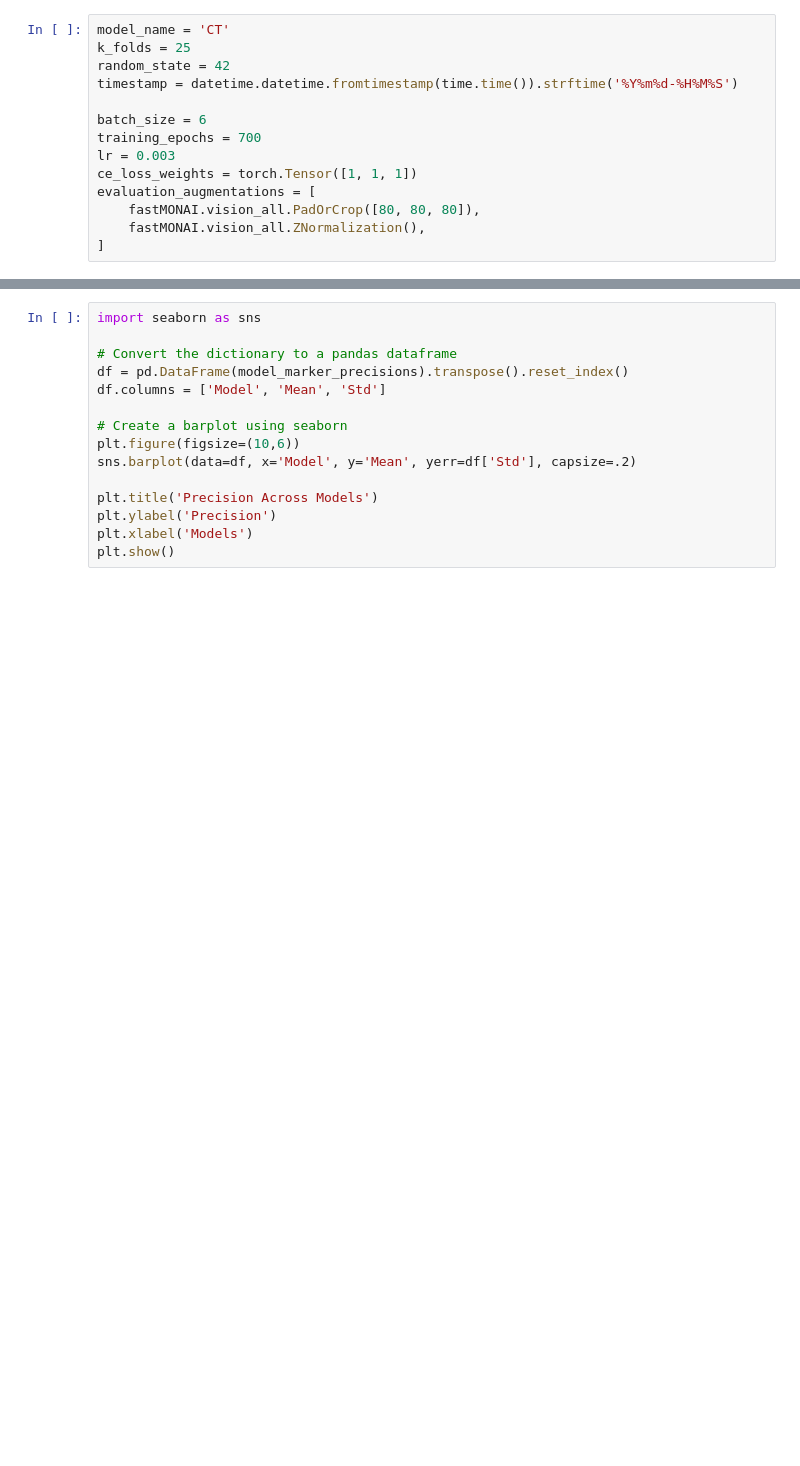
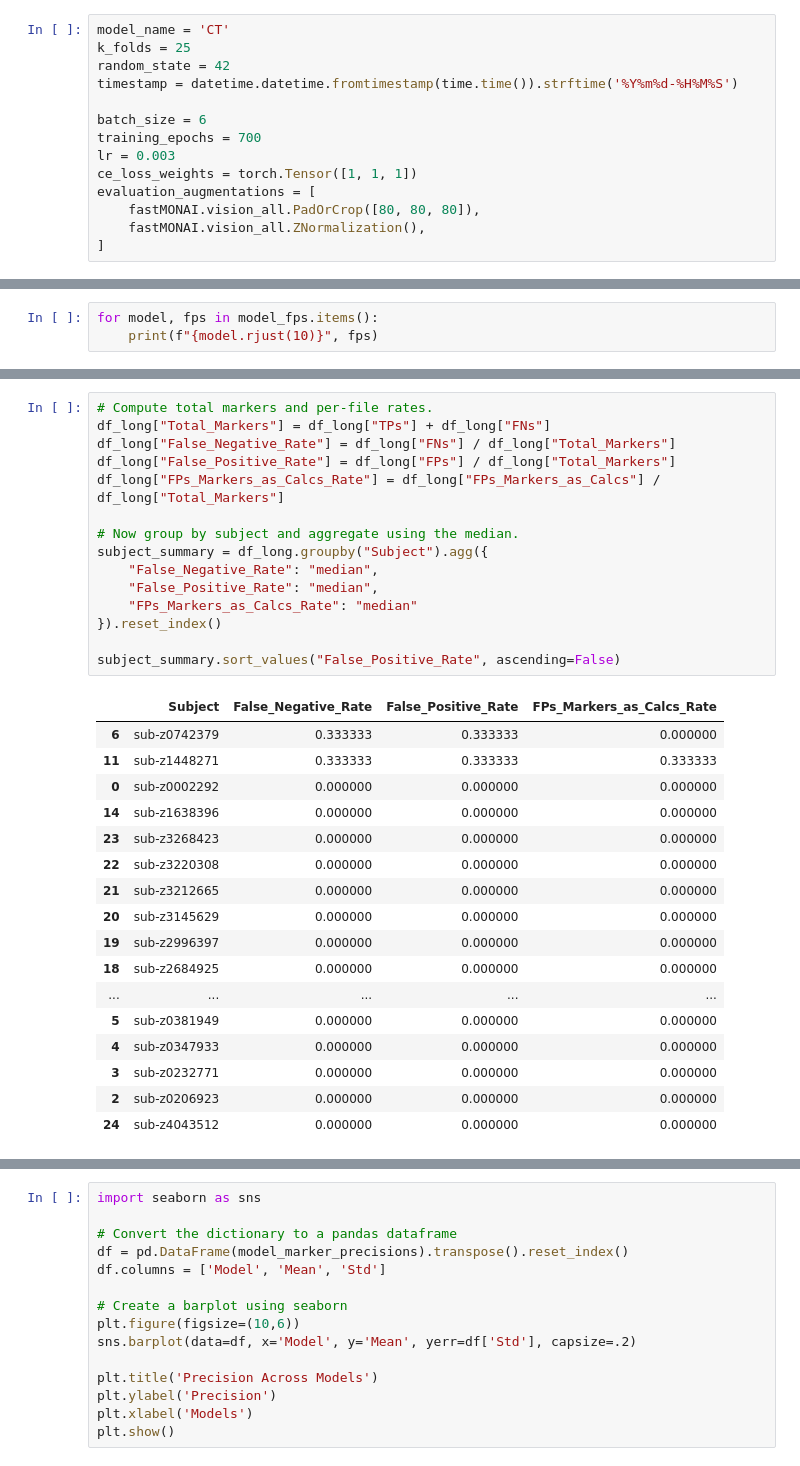
Before and after one commit to astewartau/prostate, a Jupyter notebook: evaluation.ipynb, the cells around one changed output, grey strips where cells are left out. Cells and saved outputs as stored; diff of their text form; blank space fills up the shorter version.

```diff
--- a/evaluation.ipynb
+++ b/evaluation.ipynb
@@ -350,0 +426,3 @@ Saved file doesn't contain an optimizer state.
+# %%
+for model, fps in model_fps.items():
+    print(f"{model.rjust(10)}", fps)
@@ -350,0 +536,33 @@ Saved file doesn't contain an optimizer state.
+# %%
+# Compute total markers and per-file rates.
+df_long["Total_Markers"] = df_long["TPs"] + df_long["FNs"]
+df_long["False_Negative_Rate"] = df_long["FNs"] / df_long["Total_Markers"]
+df_long["False_Positive_Rate"] = df_long["FPs"] / df_long["Total_Markers"]
+df_long["FPs_Markers_as_Calcs_Rate"] = df_long["FPs_Markers_as_Calcs"] / df_long["Total_Markers"]
+
+# Now group by subject and aggregate using the median.
+subject_summary = df_long.groupby("Subject").agg({
+    "False_Negative_Rate": "median",
+    "False_Positive_Rate": "median",
+    "FPs_Markers_as_Calcs_Rate": "median"
+}).reset_index()
+
+subject_summary.sort_values("False_Positive_Rate", ascending=False)
+# %% [output]
+|  | Subject | False_Negative_Rate | False_Positive_Rate | FPs_Markers_as_Calcs_Rate |
+| 6 | sub-z0742379 | 0.333333 | 0.333333 | 0.000000 |
+| 11 | sub-z1448271 | 0.333333 | 0.333333 | 0.333333 |
+| 0 | sub-z0002292 | 0.000000 | 0.000000 | 0.000000 |
+| 14 | sub-z1638396 | 0.000000 | 0.000000 | 0.000000 |
+| 23 | sub-z3268423 | 0.000000 | 0.000000 | 0.000000 |
+| 22 | sub-z3220308 | 0.000000 | 0.000000 | 0.000000 |
+| 21 | sub-z3212665 | 0.000000 | 0.000000 | 0.000000 |
+| 20 | sub-z3145629 | 0.000000 | 0.000000 | 0.000000 |
+| 19 | sub-z2996397 | 0.000000 | 0.000000 | 0.000000 |
+| 18 | sub-z2684925 | 0.000000 | 0.000000 | 0.000000 |
+| ... | ... | ... | ... | ... |
+| 5 | sub-z0381949 | 0.000000 | 0.000000 | 0.000000 |
+| 4 | sub-z0347933 | 0.000000 | 0.000000 | 0.000000 |
+| 3 | sub-z0232771 | 0.000000 | 0.000000 | 0.000000 |
+| 2 | sub-z0206923 | 0.000000 | 0.000000 | 0.000000 |
+| 24 | sub-z4043512 | 0.000000 | 0.000000 | 0.000000 |
```
Also changed, not shown: parts of 20 cells of this notebook, 17 other files.
